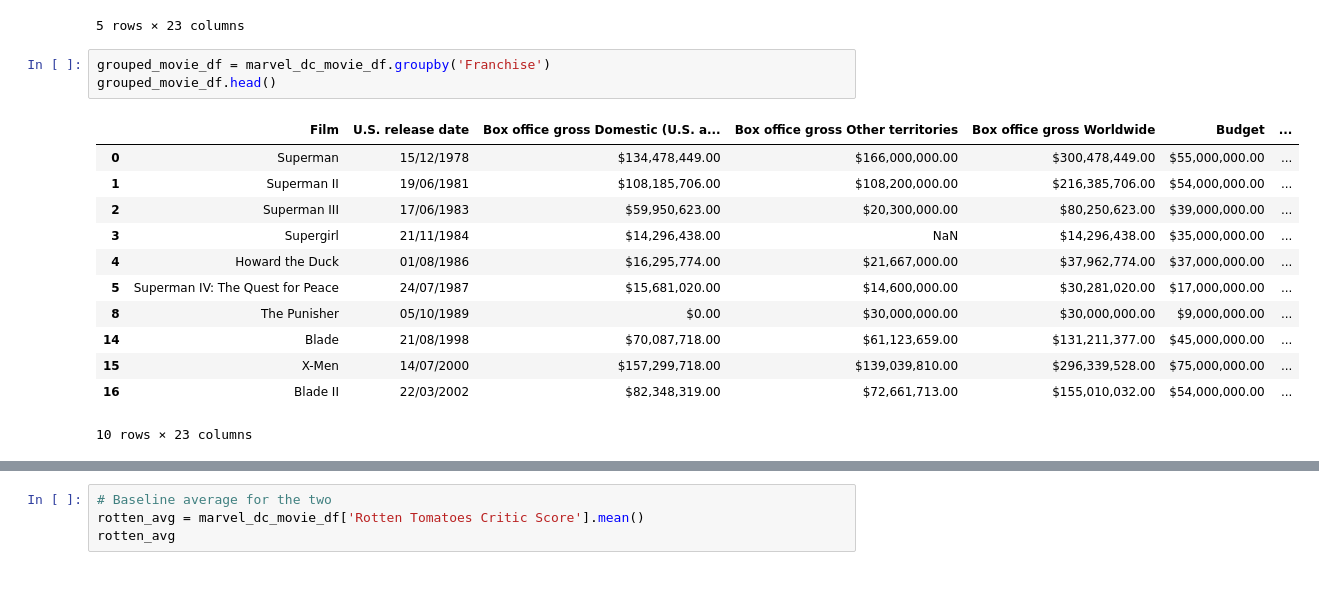
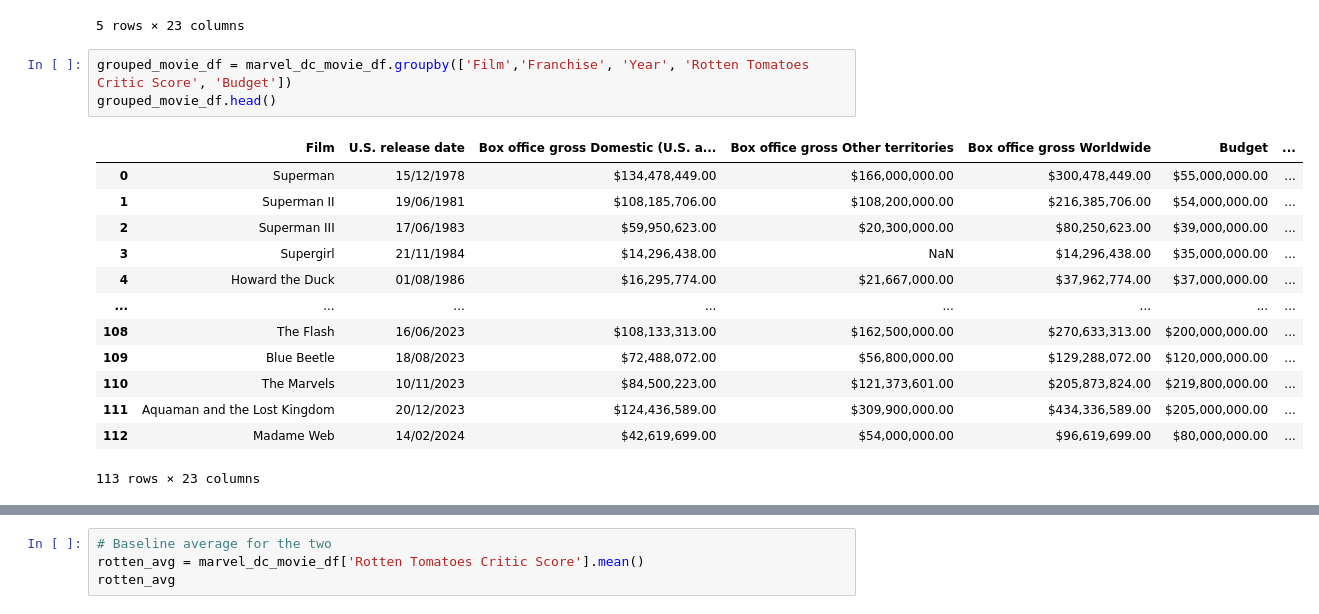
Before and after one commit to Nathan-Savage/project1, a Jupyter notebook: ns_project1.ipynb, the cells around one changed output, grey strips where cells are left out. Drawn from its saved outputs; the diff is of its cells as text; blank space fills up the shorter version.

```diff
--- a/ns_project1.ipynb
+++ b/ns_project1.ipynb
@@ -45,21 +45,22 @@ marvel_dc_movie_df.head()
 | 4 | Howard the Duck | 01/08/1986 | $16,295,774.00 | $21,667,000.00 | $37,962,774.00 | $37,000,000.00 | ... |
 5 rows × 23 columns
 # %%
-grouped_movie_df = marvel_dc_movie_df.groupby('Franchise')
+grouped_movie_df = marvel_dc_movie_df.groupby(['Film','Franchise', 'Year', 'Rotten Tomatoes Critic Score', 'Budget'])
 grouped_movie_df.head()
 # %% [output]
 |  | Film | U.S. release date | Box office gross Domestic (U.S. a... | Box office gross Other territories | Box office gross Worldwide | Budget | ... |
 | 0 | Superman | 15/12/1978 | $134,478,449.00 | $166,000,000.00 | $300,478,449.00 | $55,000,000.00 | ... |
 | 1 | Superman II | 19/06/1981 | $108,185,706.00 | $108,200,000.00 | $216,385,706.00 | $54,000,000.00 | ... |
 | 2 | Superman III | 17/06/1983 | $59,950,623.00 | $20,300,000.00 | $80,250,623.00 | $39,000,000.00 | ... |
 | 3 | Supergirl | 21/11/1984 | $14,296,438.00 | NaN | $14,296,438.00 | $35,000,000.00 | ... |
 | 4 | Howard the Duck | 01/08/1986 | $16,295,774.00 | $21,667,000.00 | $37,962,774.00 | $37,000,000.00 | ... |
-| 5 | Superman IV: The Quest for Peace | 24/07/1987 | $15,681,020.00 | $14,600,000.00 | $30,281,020.00 | $17,000,000.00 | ... |
-| 8 | The Punisher | 05/10/1989 | $0.00 | $30,000,000.00 | $30,000,000.00 | $9,000,000.00 | ... |
-| 14 | Blade | 21/08/1998 | $70,087,718.00 | $61,123,659.00 | $131,211,377.00 | $45,000,000.00 | ... |
-| 15 | X-Men | 14/07/2000 | $157,299,718.00 | $139,039,810.00 | $296,339,528.00 | $75,000,000.00 | ... |
-| 16 | Blade II | 22/03/2002 | $82,348,319.00 | $72,661,713.00 | $155,010,032.00 | $54,000,000.00 | ... |
+| ... | ... | ... | ... | ... | ... | ... | ... |
+| 108 | The Flash | 16/06/2023 | $108,133,313.00 | $162,500,000.00 | $270,633,313.00 | $200,000,000.00 | ... |
+| 109 | Blue Beetle | 18/08/2023 | $72,488,072.00 | $56,800,000.00 | $129,288,072.00 | $120,000,000.00 | ... |
+| 110 | The Marvels | 10/11/2023 | $84,500,223.00 | $121,373,601.00 | $205,873,824.00 | $219,800,000.00 | ... |
+| 111 | Aquaman and the Lost Kingdom | 20/12/2023 | $124,436,589.00 | $309,900,000.00 | $434,336,589.00 | $205,000,000.00 | ... |
+| 112 | Madame Web | 14/02/2024 | $42,619,699.00 | $54,000,000.00 | $96,619,699.00 | $80,000,000.00 | ... |
-10 rows × 23 columns
+113 rows × 23 columns
 # %%
 # baseline rotten tomato score
 rotten_score_avg = grouped_movie_df['Rotten Tomatoes Critic Score'].mean()
```
Also changed, not shown: parts of 6 cells of this notebook, 1 other file.
